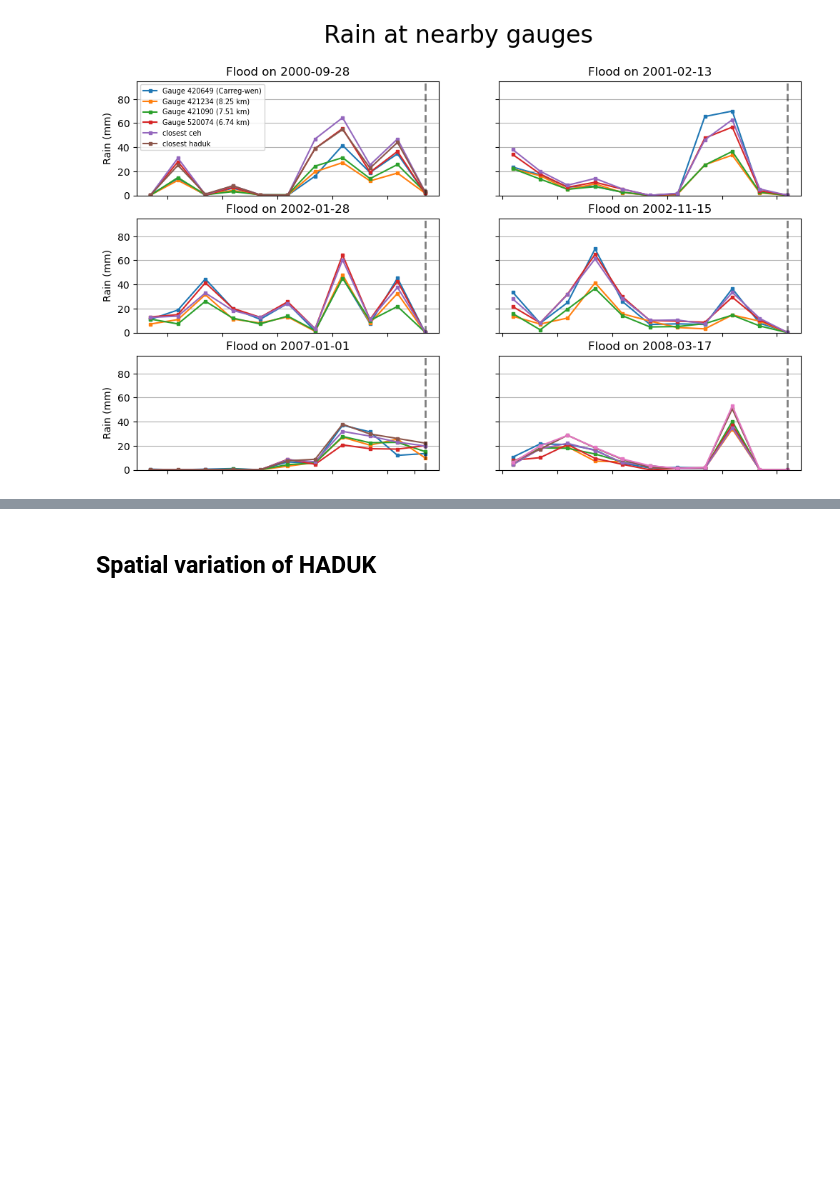
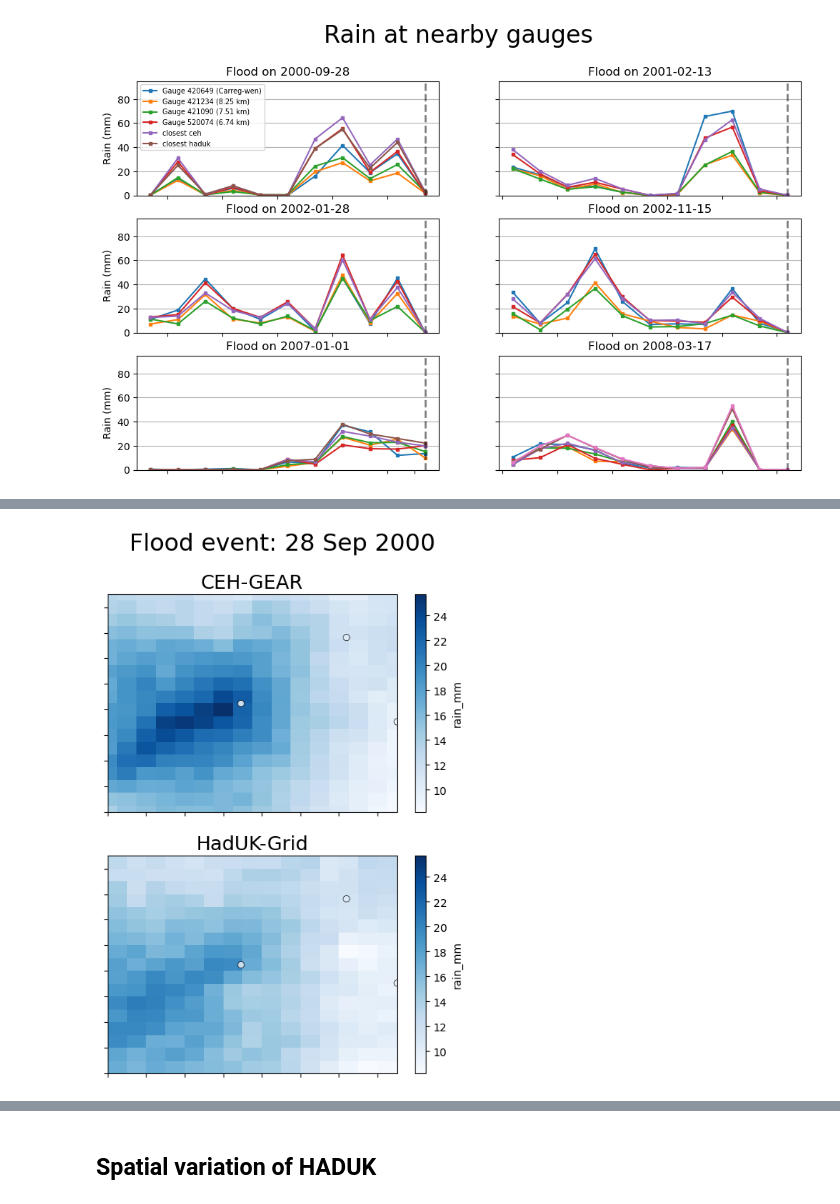
Before and after one commit to Thomasjkeel/FDRI-comparing-rainfall-data-in-upper-severn, a Jupyter notebook: notebooks/Carreg_wen_gauge_vs_grid.ipynb, the cells around one changed output, grey strips where cells are left out. Drawn from its saved outputs; the diff is of its cells as text; code cells hidden in the pictures; blank space fills up the shorter version.

Commit message:
add flood event figures

```diff
--- a/notebooks/Carreg_wen_gauge_vs_grid.ipynb
+++ b/notebooks/Carreg_wen_gauge_vs_grid.ipynb
@@ -582,0 +589,2 @@ Text(0.5, 0.98, 'Rain at nearby gauges')
+# %%
+flood_date = severn_flood_dates[0]
@@ -582,0 +657,5 @@ Text(0.5, 0.98, 'Rain at nearby gauges')
+# %%
+## TODO need
+nearby_gauge_ids = [col.replace(f'{RAIN_COL}_gauge_','')[:6] for col in all_nearby_gauge_data_one_flood.to_pandas().set_index('time').dropna(how='all', axis=1).columns][1:]
+nearby_gauge_ids = nearby_gauge_ids[:-2]
+nearby_gauge_ids
@@ -582,0 +664,11 @@ Text(0.5, 0.98, 'Rain at nearby gauges')
+# %%
+nearby_gauge_dict = {}
+for gauge_id in nearby_gauge_ids:
+    nearby_gauge = Gauge(gauge_id)
+    nearby_gauge_dict[gauge_id] = {}
+    nearby_gauge_dict[gauge_id]['easting'] = nearby_gauge.gauge_easting
+    nearby_gauge_dict[gauge_id]['northing'] = nearby_gauge.gauge_northing
+    nearby_gauge_dict[gauge_id]['mean_rain_mm'] = get_data_ndays_before_flood_date(nearby_gauge.gauge_data, flood_date, DAYS_BEFORE_FLOOD).mean()[f'{RAIN_COL}_gauge'].item()
+# %%
+nearby_gauge_df = pd.DataFrame.from_dict(nearby_gauge_dict).T.reset_index(names='gauge_id')
+nearby_gauge_df.round(2)
@@ -582,0 +681,28 @@ Text(0.5, 0.98, 'Rain at nearby gauges')
+# %%
+fig, axes = plt.subplots(2, 1, figsize=(6, 8), sharex=True, sharey=True)
+
+rain_vmin = min(ceh_data_around_carreg_for_flood[RAIN_COL].min(), haduk_data_around_carreg_for_flood[RAIN_COL].min()).load()
+rain_vmax = max(ceh_data_around_carreg_for_flood[RAIN_COL].max(), haduk_data_around_carreg_for_flood[RAIN_COL].max()).load()
+blues_cmap = plt.get_cmap('Blues')
+cmap_norm = plt.Normalize(rain_vmin, rain_vmax)
+
+ceh_data_around_carreg_for_flood[RAIN_COL].plot(ax=axes[0], cmap='Blues', vmin=rain_vmin, vmax=rain_vmax)
+haduk_data_around_carreg_for_flood[RAIN_COL].plot(ax=axes[1], cmap='Blues', vmin=rain_vmin, vmax=rain_vmax)
+
+new_rain_gauge_mean = get_data_ndays_before_flood_date(carreg_daily_new, flood_date, ndays=DAYS_BEFORE_FLOOD).mean()['rain_mm_gauge_new'].item()
+
+for ax in axes.flatten():
+  sns.scatterplot(x='easting', y='northing', hue='mean_rain_mm', data=nearby_gauge_df.round(2),\
+          hue_norm=(rain_vmin, rain_vmax), palette='Blues', ax=ax, legend=False, edgecolor='k')
+  ax.scatter(CARREG_COORDS['Easting'], CARREG_COORDS['Northing'], edgecolors='k', facecolor=blues_cmap(cmap_norm(new_rain_gauge_mean)), linewidths=0.5)
+  ax.set_xticklabels(''); ax.set_yticklabels('');
+  ax.set_xlabel(''); ax.set_ylabel('');
+
+axes[0].set_title("CEH-GEAR", size=18)
+axes[1].set_title("HadUK-Grid", size=18)
+
+plt.suptitle(f'Flood event: {flood_date.strftime('%d %b %Y')}', size=22)
+plt.subplots_adjust(hspace=.2)
+# fig.savefig(f'../figures/ceh_vs_haduk_grid_vs_gauge_flood_{flood_date.strftime('%d_%b_%Y')}.png', bbox_inches='tight', dpi=200)
+# %% [output]
+[figure, added]
```
Also changed, not shown: parts of 17 cells of this notebook, 7 other files.
